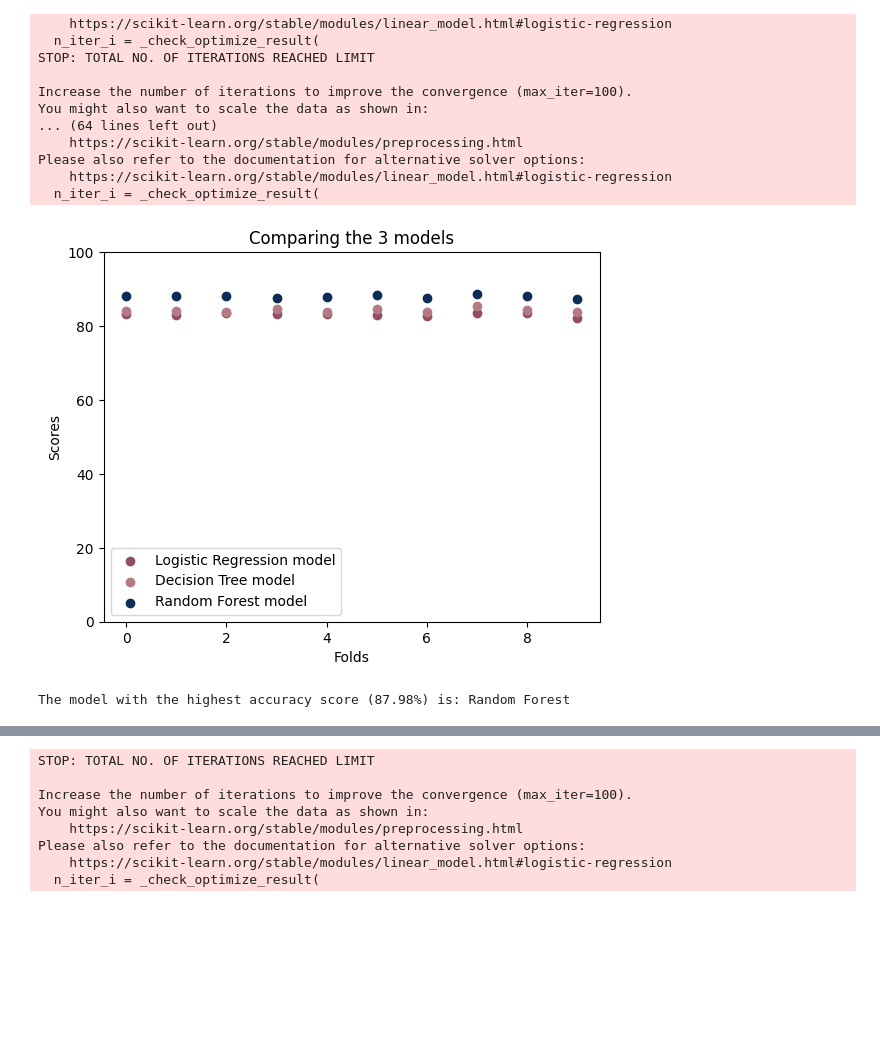
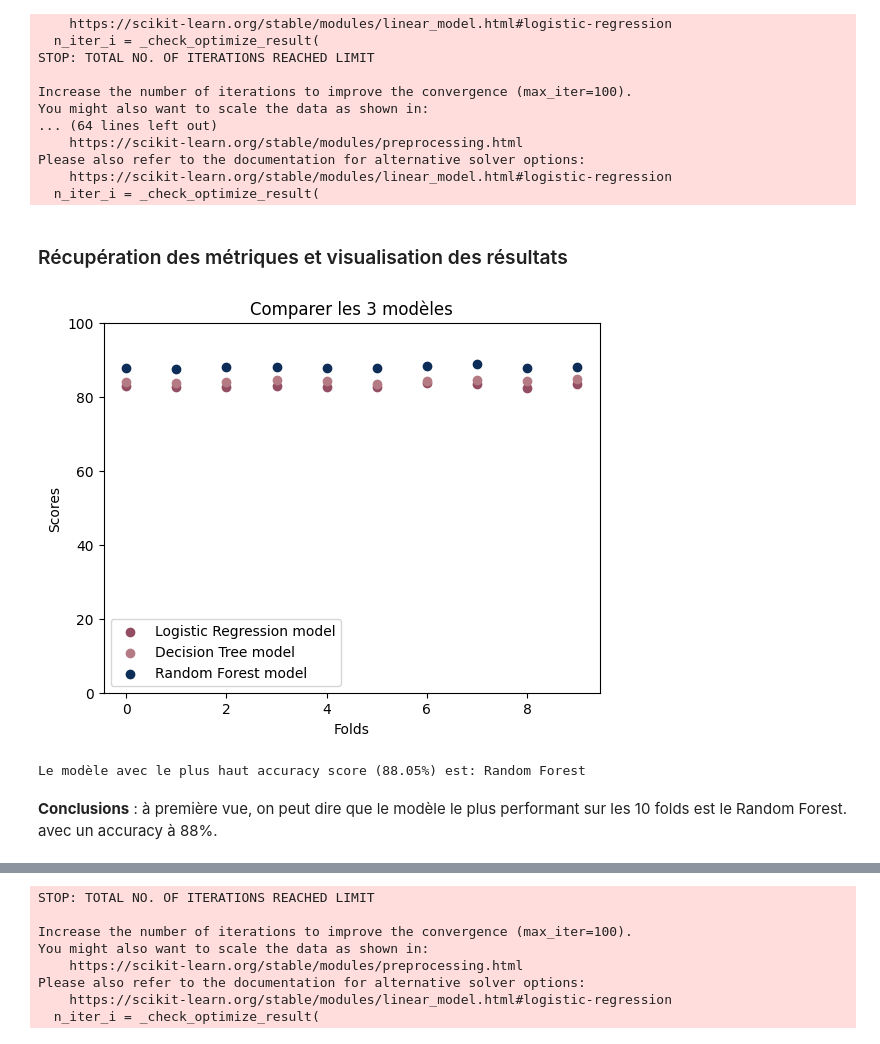
Before and after one commit to mandresyandri/hotel-booking-cancelation, a Jupyter notebook: model_build/model_benchmark.ipynb, the cells around one changed output, grey strips where cells are left out. Drawn from its saved outputs; the diff is of its cells as text; code cells hidden in the pictures; blank space fills up the shorter version.

Commit message:
Ok pour le benchmark des modèles

```diff
--- a/model_build/model_benchmark.ipynb
+++ b/model_build/model_benchmark.ipynb
@@ -310,6 +329,8 @@ cv_ensemble = cross_validate(
     n_jobs=-1
 )
 cv_ensemble = pd.DataFrame(cv_ensemble)
+# %% [markdown]
+### Récupération des métriques et visualisation des résultats
 # %%
 linear_scores = -cv_linear["test_score"] * 100
 tree_scores = -cv_tree["test_score"] * 100
@@ -319,32 +340,32 @@ indices = np.arange(len(cv_linear))
 # %%
 plt.scatter(
     indices,
     -linear_scores,
     color="#944E63",
     label="Logistic Regression model"
 )
 
 plt.scatter(
     indices,
     -tree_scores,
     color="#B47B84",
     label="Decision Tree model"
 )
 
 plt.scatter(
     indices,
     -ensemble_scores,
     color="#0C2D57",
     label="Random Forest model"
 )
 
 plt.ylim((0,100))
 plt.legend()
 plt.xlabel("Folds")
 plt.ylabel("Scores")
-_ = plt.title("Comparing the 3 models")
+_ = plt.title("Comparer les 3 modèles")
 # %% [output]
-[figure, old version]
+[figure, new version]
 # %%
 model_scores = {
     "Logistic Regression": -linear_scores.mean(),
@@ -357,10 +378,12 @@ highest_score = max(model_scores.values())
 best_models = [model for model, score in model_scores.items() if score == highest_score]
 # %%
 if len(best_models) == 1:
-    print(f"The model with the highest accuracy score ({highest_score:.2f}%) is: {best_models[0]}")
+    print(f"Le modèle avec le plus haut accuracy score ({highest_score:.2f}%) est: {best_models[0]}")
 else:
-    print(f"Models with the highest accuracy score ({highest_score:.2f}%) are:")
+    print(f"Le modèle avec le plus haut accuracy score ({highest_score:.2f}%) sont:")
     for model in best_models:
         print(f"\t- {model}")
 # %% [output]
-The model with the highest accuracy score (87.98%) is: Random Forest
+Le modèle avec le plus haut accuracy score (88.05%) est: Random Forest
+# %% [markdown]
+**Conclusions** : à première vue, on peut dire que le modèle le plus performant sur les 10 folds est le Random Forest. avec un accuracy à 88%.
```
Also changed, not shown: parts of 23 cells of this notebook, 1 other file.
